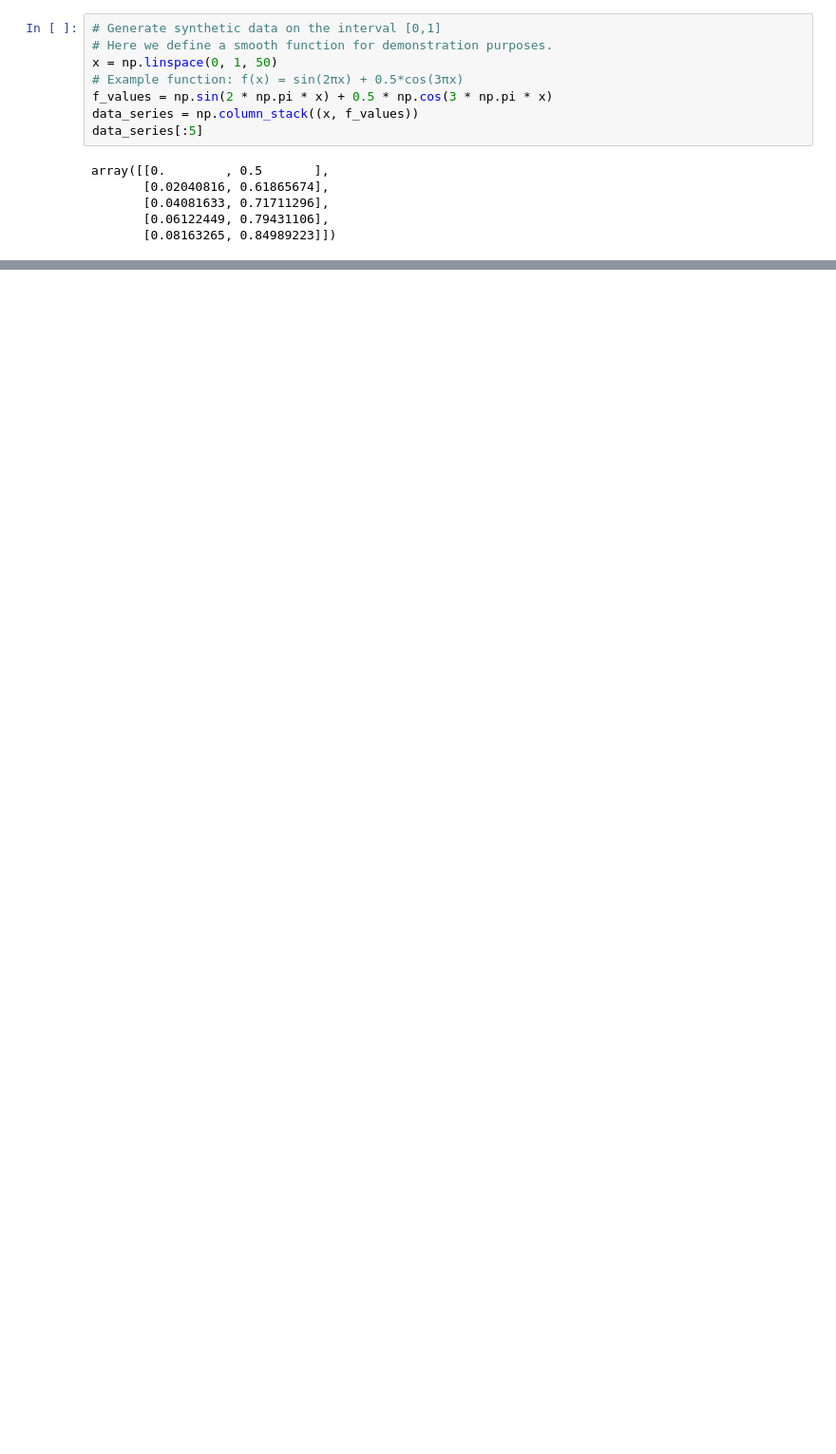
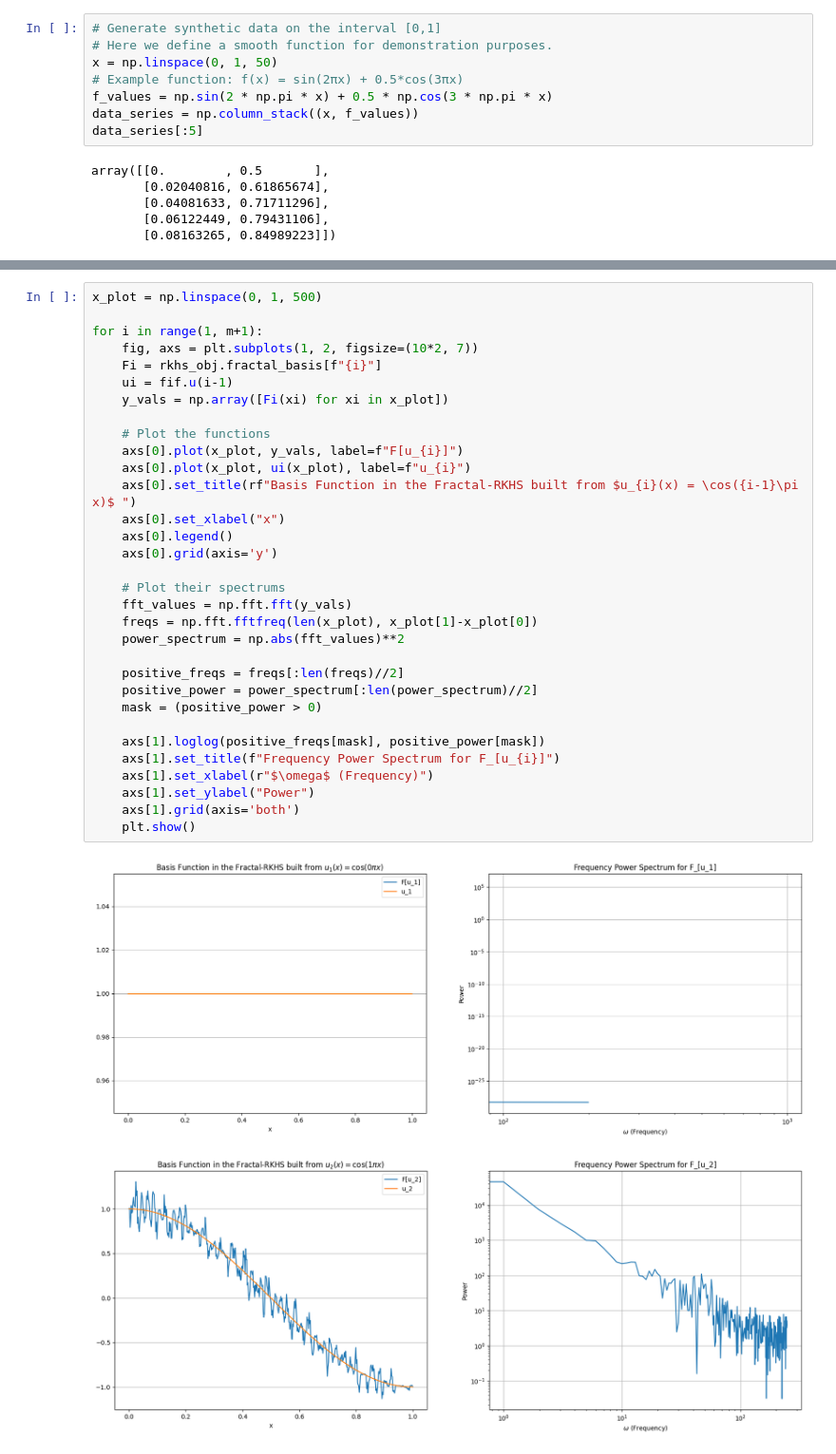
Before and after one commit to rmsValue9232/Fractal-RKHS-SVR, a Jupyter notebook: test_rkhs.ipynb, the cells around one changed output, grey strips where cells are left out. Shown at 95% size. Drawn from its saved outputs; the diff is of its cells as text; blank space fills up the shorter version.

```diff
--- a/test_rkhs.ipynb
+++ b/test_rkhs.ipynb
@@ -143,0 +145,35 @@ plt.show()
+# %%
+x_plot = np.linspace(0, 1, 500)
+
+for i in range(1, m+1):
+    fig, axs = plt.subplots(1, 2, figsize=(10*2, 7))
+    Fi = rkhs_obj.fractal_basis[f"{i}"]
+    ui = fif.u(i-1)
+    y_vals = np.array([Fi(xi) for xi in x_plot])
+
+    # Plot the functions
+    axs[0].plot(x_plot, y_vals, label=f"F[u_{i}]")
+    axs[0].plot(x_plot, ui(x_plot), label=f"u_{i}")
+    axs[0].set_title(rf"Basis Function in the Fractal-RKHS built from $u_{i}(x) = \cos({i-1}\pi x)$ ")
+    axs[0].set_xlabel("x")
+    axs[0].legend()
+    axs[0].grid(axis='y')
+
+    # Plot their spectrums
+    fft_values = np.fft.fft(y_vals)
+    freqs = np.fft.fftfreq(len(x_plot), x_plot[1]-x_plot[0])
+    power_spectrum = np.abs(fft_values)**2
+
+    positive_freqs = freqs[:len(freqs)//2]
+    positive_power = power_spectrum[:len(power_spectrum)//2]
+    mask = (positive_power > 0)
+
+    axs[1].loglog(positive_freqs[mask], positive_power[mask])
+    axs[1].set_title(f"Frequency Power Spectrum for F_[u_{i}]")
+    axs[1].set_xlabel(r"$\omega$ (Frequency)")
+    axs[1].set_ylabel("Power")
+    axs[1].grid(axis='both')
+    plt.show()
+# %% [output]
+[figure, added]
+[figure, added]
```
Also changed, not shown: parts of 11 cells of this notebook, 1 other file.
